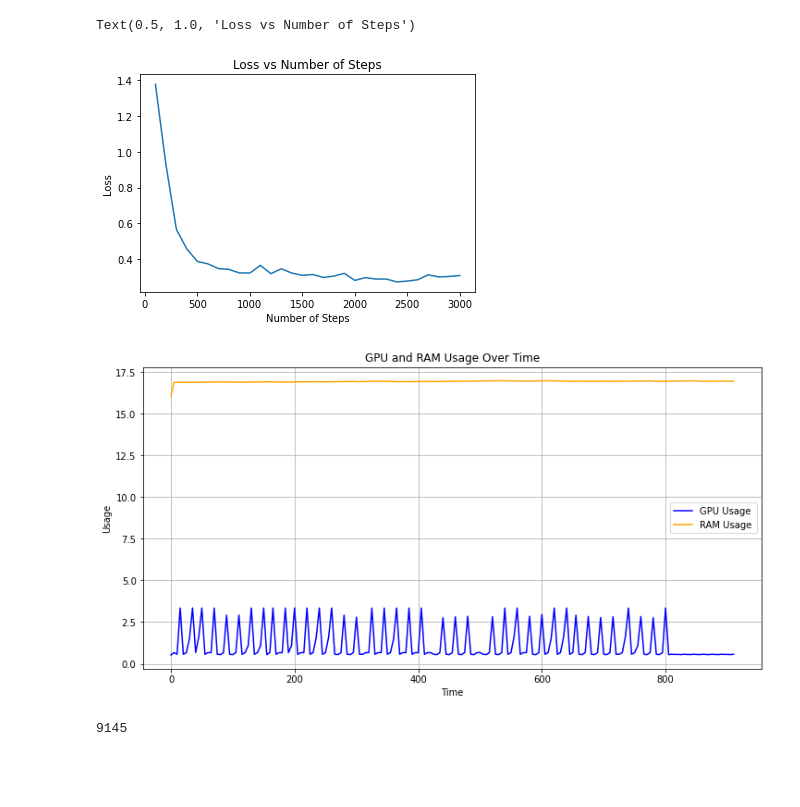
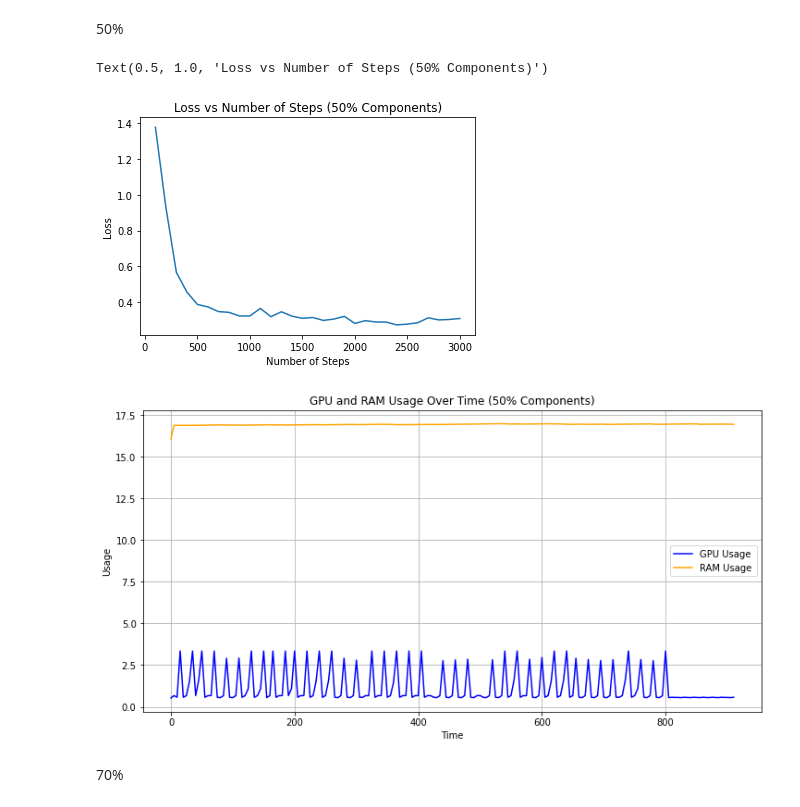
Before and after one commit to Matthew-Elbert/Selective-LoRA-Update-for-Memory-Efficient-LLM-Fine-Tuning, a Jupyter notebook: Gradient_Update/Plotting.ipynb, the cells around one changed output. Saved outputs shown, nothing was run; the diff lists cells and outputs as text; code cells hidden in the pictures; blank space fills up the shorter version.

Commit message:
fix add output result

```diff
--- a/Gradient_Update/Plotting.ipynb
+++ b/Gradient_Update/Plotting.ipynb
@@ -1,6 +1,8 @@
 # %%
 import json
 import matplotlib.pyplot as plt
+# %% [markdown]
+50%
 # %%
 with open('results_50%_20260222_103201/gpu_usage_log.json') as f:
     gpu_50=json.load(f)
@@ -13,16 +15,16 @@ with open('results_50%_20260222_103201/log.json') as f:
 # %%
 #Plot Loss
 
 loss=[x['loss'] for x in log_50[:-2]]
 step=[x['step'] for x in log_50[:-2]]
 
 plt.plot(step,loss)
 plt.xlabel('Number of Steps')
 plt.ylabel('Loss')
-plt.title('Loss vs Number of Steps')
+plt.title('Loss vs Number of Steps (50% Components)')
 # %% [output]
-Text(0.5, 1.0, 'Loss vs Number of Steps')
+Text(0.5, 1.0, 'Loss vs Number of Steps (50% Components)')
-[figure, old version]
+[figure, new version]
 # %%
 import matplotlib.pyplot as plt
 import numpy as np
@@ -53,13 +55,20 @@ plt.plot(time_stamps, gpu_usage, label='GPU Usage ', color='blue')
 plt.plot(time_stamps, ram_usage, label='RAM Usage', color='orange')
 plt.xlabel('Time')
 plt.ylabel('Usage')
-plt.title('GPU and RAM Usage Over Time')
+plt.title('GPU and RAM Usage Over Time (50% Components)')
 plt.legend()
 plt.grid(True)
 plt.show()
 # %% [output]
-[figure, old version]
+[figure, new version]
+# %% [markdown]
+70%
 # %%
-len(gpu_50)
+with open('results_70%_20260228_161958/gpu_usage_log.json') as f:
+    gpu_70=json.load(f)
+
+with open('results_70%_20260228_161958/ram_usage_log.json') as f:
+    ram_70=json.load(f)
+
+with open('results_70%_20260228_161958/log.json') as f:
+    log_70=json.load(f)
-# %% [output]
-9145
```
Also changed, not shown: parts of 2 cells of this notebook, 2 other files.
